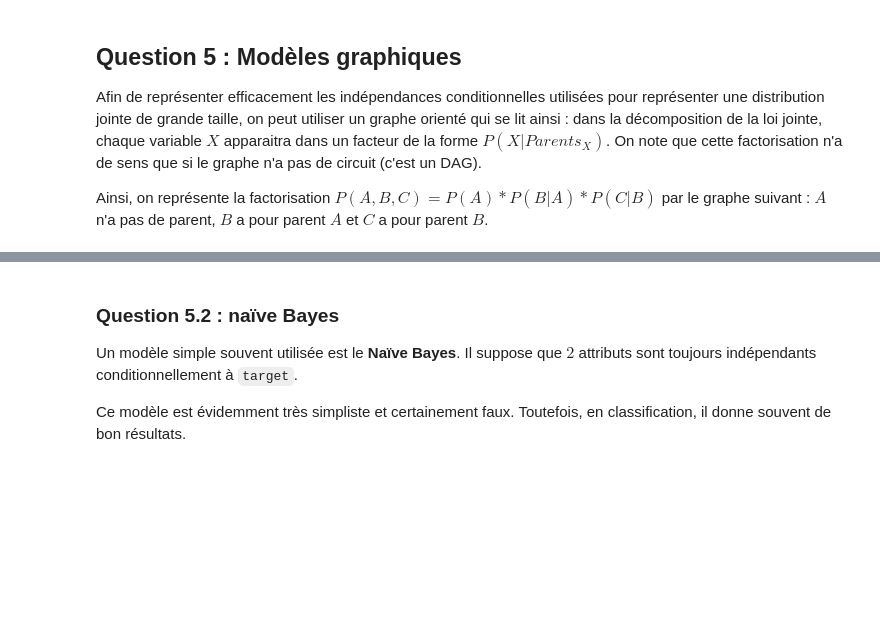
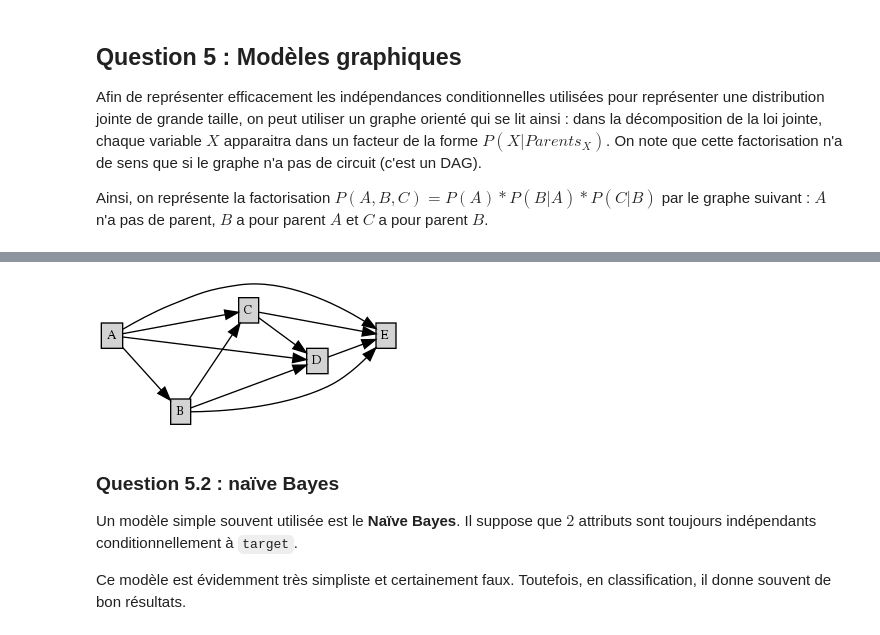
Before and after one commit to daianaelena17/Project-2-Stats, a Jupyter notebook: 1.ipynb, the cells around one changed output, grey strips where cells are left out. Cells and saved outputs as stored; diff of their text form; code cells hidden in the pictures; blank space fills up the shorter version.

```diff
--- a/1.ipynb
+++ b/1.ipynb
@@ -336,5 +340,7 @@ utils.drawGraphHorizontal("A->B->C") # changer la chaîne pour représenter une
 # %%
-utils.drawGraphHorizontal("A->B->C") # changer la chaîne pour représenter une dépendance complète entre A,B,C,D,E-
+utils.drawGraphHorizontal("A->B; A->C; B->C; A->D; B->D; C->D; A->E; B->E; C->E; D->E") # changer la chaîne pour représenter une dépendance complète entre A,B,C,D,E-
+# %% [output]
+[figure, added]
 # %% [markdown]
 ### Question 5.2 : naïve Bayes
 
```
Also changed, not shown: parts of 14 cells of this notebook, 1 other file.
